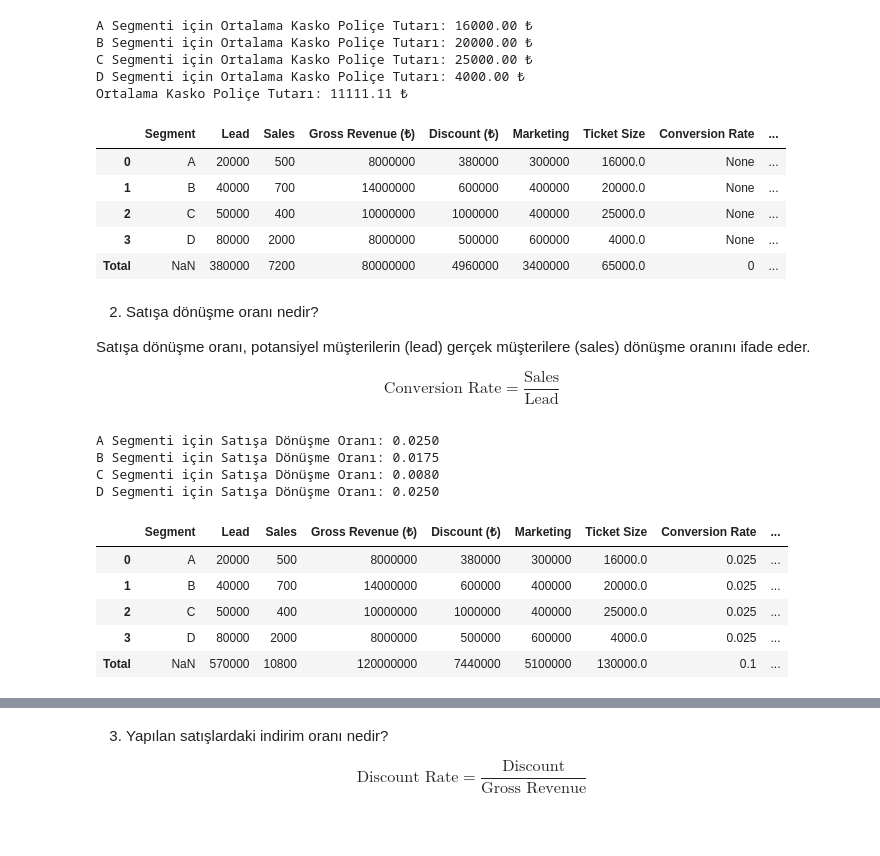
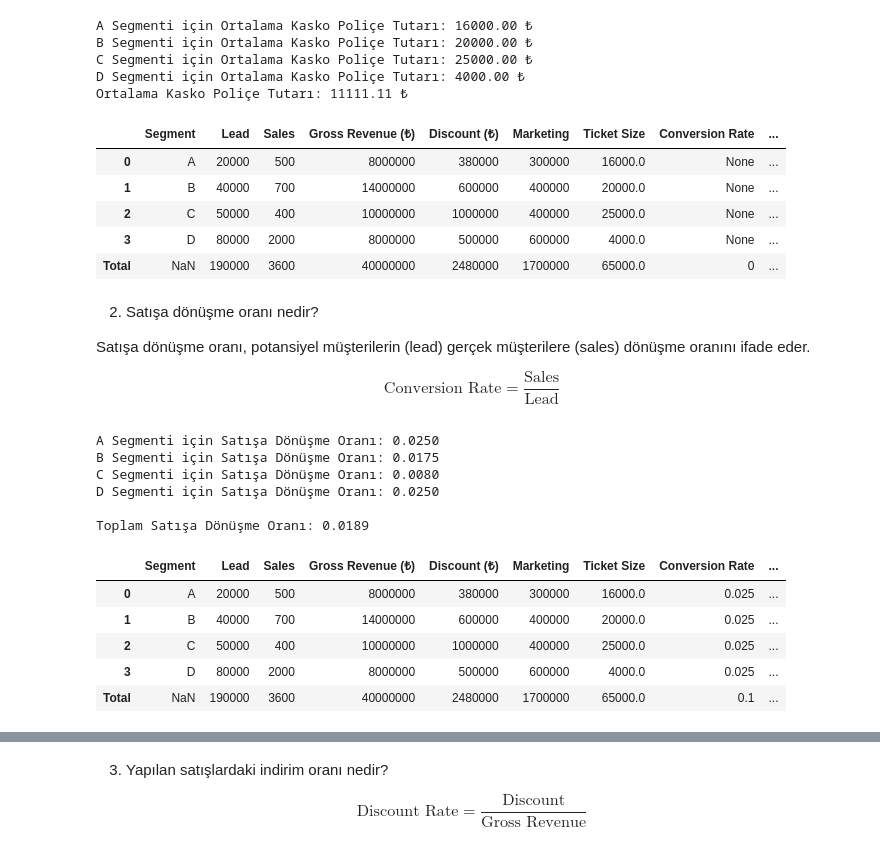
Before and after one commit to beriaacan/Random-exercise, a Jupyter notebook: sigortam_case.ipynb, the cells around one changed output, grey strips where cells are left out. Cells and saved outputs as stored; diff of their text form; code cells hidden in the pictures.

```diff
--- a/sigortam_case.ipynb
+++ b/sigortam_case.ipynb
@@ -38,14 +38,3 @@ df
 # %% [markdown]
 *Rocket Sigorta şirketi kaskoda gross revenue üzerinden 20% komisyon
 kazanmaktadır.
-# %%
-# Gross Revenue üzerinden komisyon oranı %20
-komisyon_orani = 0.20
-
-# Brüt Gelir üzerinden komisyon hesapla ve "Ticket Size" sütununa ekle
-df['Ticket Size'] = df['Gross Revenue  (₺)'] * komisyon_orani
-
-
-df.loc['Total'] = df.iloc[:, 1:].sum()
-
-df
@@ -149,28 +102,27 @@ Ortalama Kasko Poliçe Tutarı: 11111.11 ₺
 # %%
 for index, row in df.iterrows():
     if index == 'Total':
         continue
 
     segment = row['Segment']
     sales = row['Sales']
     gross_revenue = row['Gross Revenue  (₺)']
     total_sales = df.loc['Total', 'Sales']
 
     average_policy_amount = calculate_average_policy_amount(sales, gross_revenue)
 
 
     df.at[index, 'Ticket Size'] = average_policy_amount
 
-
-df.loc['Total'] = df.iloc[:, 1:].sum()
+df.loc['Total'] = df.iloc[:-1, 1:].sum()
 df
 # %% [output]
 |  | Segment | Lead | Sales | Gross Revenue (₺) | Discount (₺) | Marketing | Ticket Size | Conversion Rate | ... |
 | 0 | A | 20000 | 500 | 8000000 | 380000 | 300000 | 16000.0 | None | ... |
 | 1 | B | 40000 | 700 | 14000000 | 600000 | 400000 | 20000.0 | None | ... |
 | 2 | C | 50000 | 400 | 10000000 | 1000000 | 400000 | 25000.0 | None | ... |
 | 3 | D | 80000 | 2000 | 8000000 | 500000 | 600000 | 4000.0 | None | ... |
-| Total | NaN | 380000 | 7200 | 80000000 | 4960000 | 3400000 | 65000.0 | 0 | ... |
+| Total | NaN | 190000 | 3600 | 40000000 | 2480000 | 1700000 | 65000.0 | 0 | ... |
 # %% [markdown]
 2. Satışa dönüşme oranı nedir?
 
@@ -195,11 +147,20 @@ for index, row in df.iterrows():
     conversion_rate = calculate_conversion_rate(sales, lead)
 
     print(f"{segment} Segmenti için Satışa Dönüşme Oranı: {conversion_rate:.4f}")
+
+# Calculate and print total conversion rate
+total_sales = df['Sales'].sum()
+total_lead = df['Lead'].sum()
+total_conversion_rate = calculate_conversion_rate(total_sales, total_lead)
+
+print(f"\nToplam Satışa Dönüşme Oranı: {total_conversion_rate:.4f}\n")
 # %% [output]
 A Segmenti için Satışa Dönüşme Oranı: 0.0250
 B Segmenti için Satışa Dönüşme Oranı: 0.0175
 C Segmenti için Satışa Dönüşme Oranı: 0.0080
 D Segmenti için Satışa Dönüşme Oranı: 0.0250
+
+Toplam Satışa Dönüşme Oranı: 0.0189
 # %%
 for index, row in df.iterrows():
     if index == 'Total':
@@ -211,7 +172,7 @@ for index, row in df.iterrows():
     df.at[index, 'Conversion Rate'] = conversion_rate
 
 
-df.loc['Total'] = df.iloc[:, 1:].sum()
+df.loc['Total'] = df.iloc[:-1, 1:].sum()
 df
 # %% [output]
 |  | Segment | Lead | Sales | Gross Revenue (₺) | Discount (₺) | Marketing | Ticket Size | Conversion Rate | ... |
@@ -219,4 +180,4 @@ df
 | 1 | B | 40000 | 700 | 14000000 | 600000 | 400000 | 20000.0 | 0.025 | ... |
 | 2 | C | 50000 | 400 | 10000000 | 1000000 | 400000 | 25000.0 | 0.025 | ... |
 | 3 | D | 80000 | 2000 | 8000000 | 500000 | 600000 | 4000.0 | 0.025 | ... |
-| Total | NaN | 570000 | 10800 | 120000000 | 7440000 | 5100000 | 130000.0 | 0.1 | ... |
+| Total | NaN | 190000 | 3600 | 40000000 | 2480000 | 1700000 | 65000.0 | 0.1 | ... |
```
Also changed, not shown: parts of 20 cells of this notebook.
